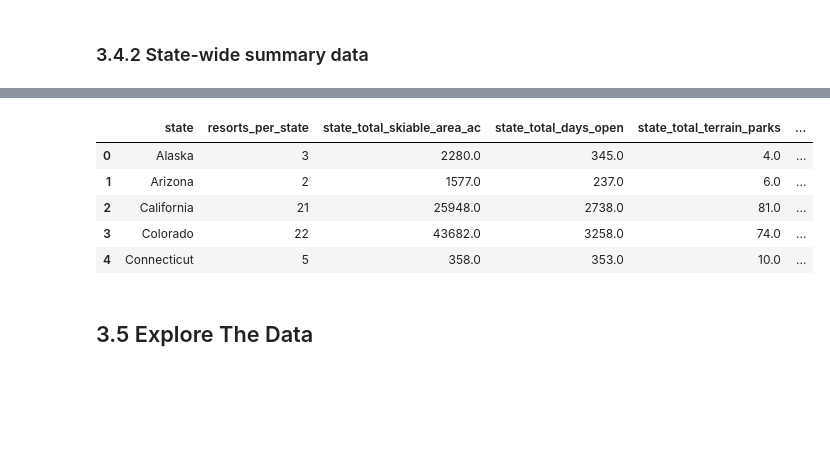
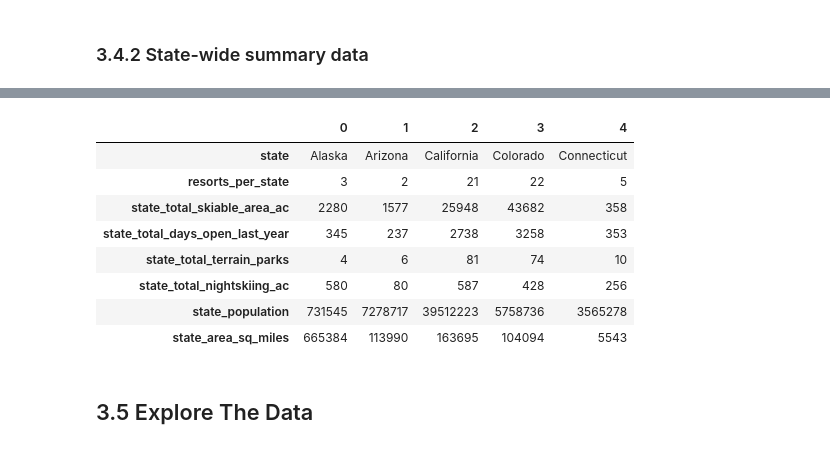
Before and after one commit to nlac10/DataScienceGuidedCapstone, a Jupyter notebook: 03-EDA/03_exploratory_data_analysis.ipynb, the cells around one changed output, grey strips where cells are left out. Cells and saved outputs as stored; diff of their text form; code cells hidden in the pictures; blank space fills up the shorter version.

```diff
--- a/03-EDA/03_exploratory_data_analysis.ipynb
+++ b/03-EDA/03_exploratory_data_analysis.ipynb
@@ -126,9 +122,12 @@ memory usage: 3.4+ KB
 # %%
-state_summary.head()
+state_summary.head().T
 # %% [output]
-|  | state | resorts_per_state | state_total_skiable_area_ac | state_total_days_open | state_total_terrain_parks | ... |
-| 0 | Alaska | 3 | 2280.0 | 345.0 | 4.0 | ... |
-| 1 | Arizona | 2 | 1577.0 | 237.0 | 6.0 | ... |
-| 2 | California | 21 | 25948.0 | 2738.0 | 81.0 | ... |
-| 3 | Colorado | 22 | 43682.0 | 3258.0 | 74.0 | ... |
-| 4 | Connecticut | 5 | 358.0 | 353.0 | 10.0 | ... |
+|  | 0 | 1 | 2 | 3 | 4 |
+| state | Alaska | Arizona | California | Colorado | Connecticut |
+| resorts_per_state | 3 | 2 | 21 | 22 | 5 |
+| state_total_skiable_area_ac | 2280 | 1577 | 25948 | 43682 | 358 |
+| state_total_days_open_last_year | 345 | 237 | 2738 | 3258 | 353 |
+| state_total_terrain_parks | 4 | 6 | 81 | 74 | 10 |
+| state_total_nightskiing_ac | 580 | 80 | 587 | 428 | 256 |
+| state_population | 731545 | 7278717 | 39512223 | 5758736 | 3565278 |
+| state_area_sq_miles | 665384 | 113990 | 163695 | 104094 | 5543 |
```
Also changed, not shown: parts of 70 cells of this notebook, 2 other files.
